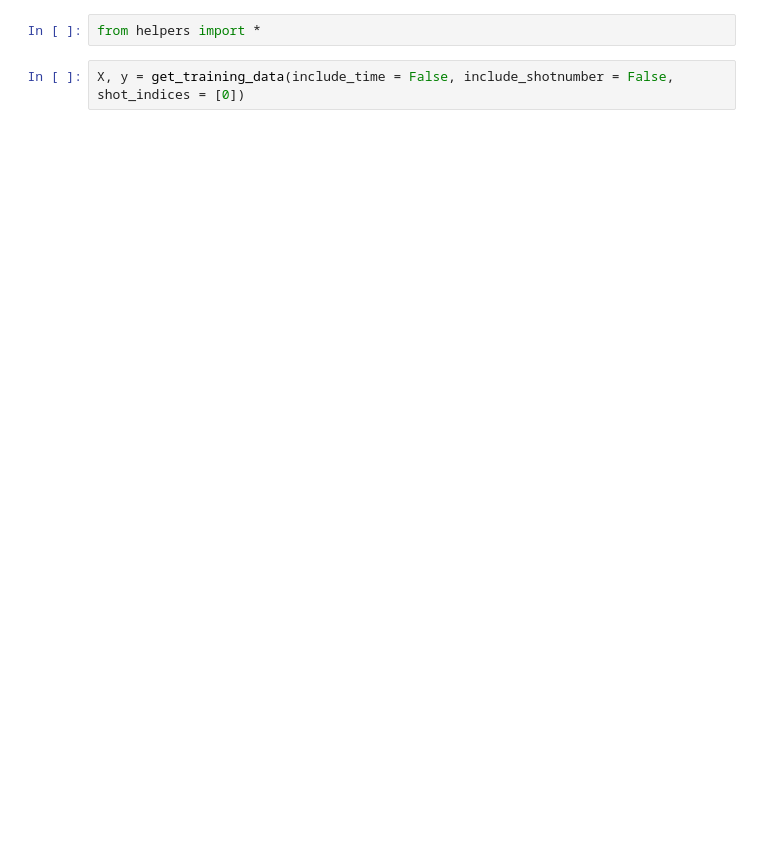
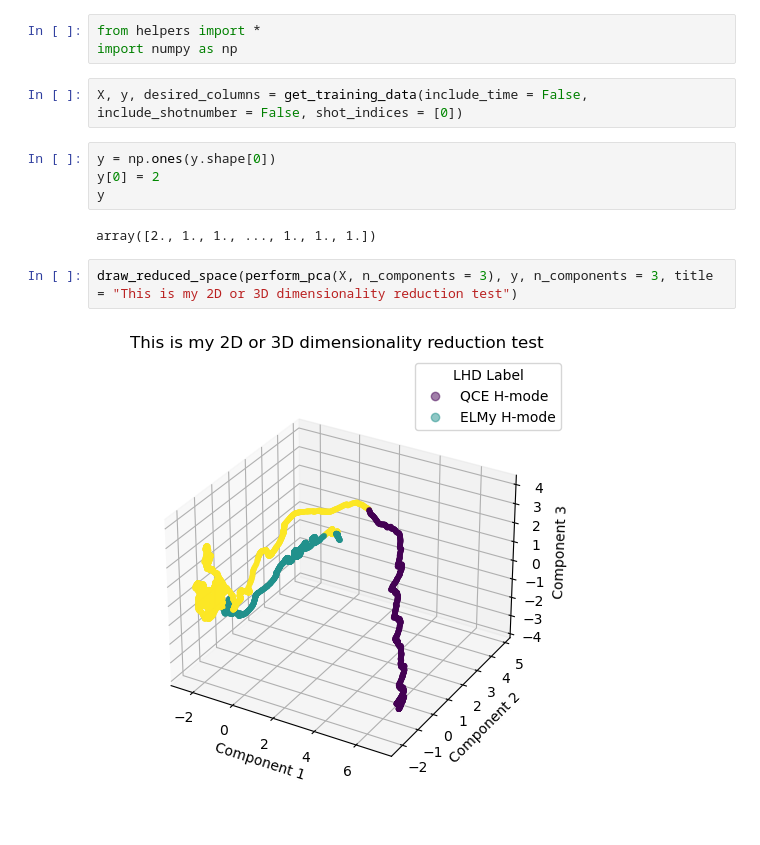
Before and after one commit to Captcha-ML/tokamak-unsupervised, a Jupyter notebook: testing_stuff.ipynb, the cells around one changed output. Cells and saved outputs as stored; diff of their text form; blank space fills up the shorter version.

```diff
--- a/testing_stuff.ipynb
+++ b/testing_stuff.ipynb
@@ -1,7 +1,18 @@
 # %%
 from helpers import *
+import numpy as np
 # %%
-X, y = get_training_data(include_time = False, include_shotnumber = False, shot_indices = [0])
+X, y, desired_columns = get_training_data(include_time = False, include_shotnumber = False, shot_indices = [0])
+# %%
+y = np.ones(y.shape[0])
+y[0] = 2
+y
+# %% [output]
+array([2., 1., 1., ..., 1., 1., 1.])
+# %%
+draw_reduced_space(perform_pca(X, n_components = 3), y, n_components = 3, title = "This is my 2D or 3D dimensionality reduction test")
+# %% [output]
+[figure, added]
 # %%
 draw_reduced_space(perform_pca(X, n_components = 3), y, n_components = 3, title = "This is my 2D or 3D dimensionality reduction test")
 # %% [output]
```
Also changed, not shown: parts of 1 cell of this notebook, 2 other files.
